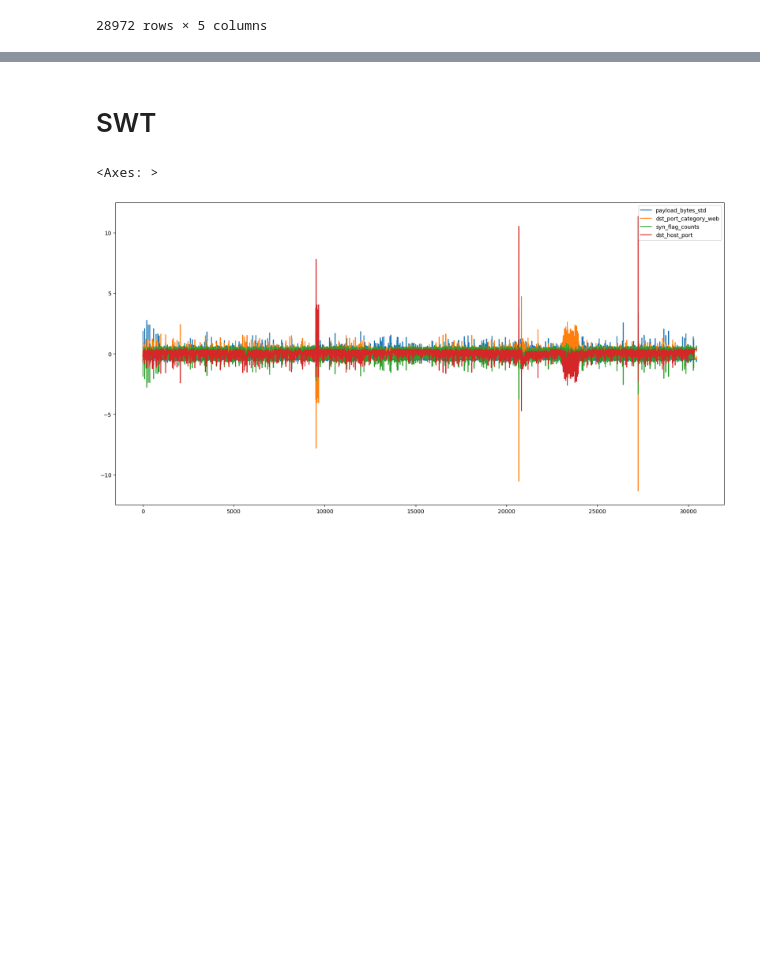
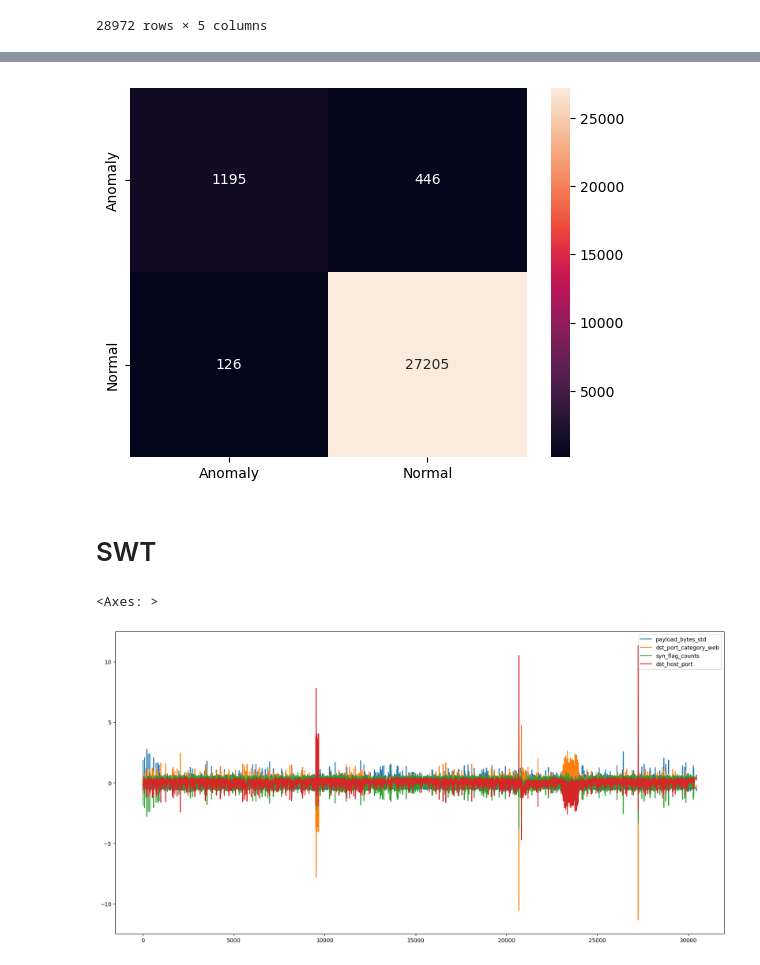
Before and after one commit to stanislav-pavliuk/wavelets-intrusion-detection, a Jupyter notebook: Intrusion-detection.ipynb, the cells around one changed output, grey strips where cells are left out. Drawn from its saved outputs; the diff is of its cells as text; code cells hidden in the pictures; blank space fills up the shorter version.

Commit message:
Add isolation forest before SWT

```diff
--- a/Intrusion-detection.ipynb
+++ b/Intrusion-detection.ipynb
@@ -194,0 +202,34 @@ X_friday = pd.DataFrame(scaler.transform(X_friday), columns=X_friday.columns)
+# %%
+from sklearn.ensemble import IsolationForest
+from sklearn.metrics import f1_score
+import optuna
+
+y_true = y_friday.reset_index(drop=True)
+
+def objective(trial):
+    c = trial.suggest_float("contamination", 0.001, 0.2)  # Contamination
+
+    clf = IsolationForest(contamination=c, bootstrap=True, random_state=3123)
+    clf.fit(X_monday)
+
+    y_pred = clf.predict(X_friday)
+
+    return f1_score(y_true, y_pred, average="binary", pos_label=-1)
+
+
+study = optuna.create_study(direction="maximize")
+study.optimize(objective, n_trials=100, n_jobs=8, show_progress_bar=True)
+
+print("Best Parameters:", study.best_params)
+
+print("best score:", study.best_value)
+
+clf = IsolationForest(contamination=study.best_params['contamination'], bootstrap=True, random_state=3123)
+
+clf.fit(X_monday)
+
+y_pred = clf.predict(X_friday)
+
+sns.heatmap(confusion_matrix(y_true, y_pred), annot=True, fmt='d', xticklabels=['Anomaly', 'Normal'], yticklabels=['Anomaly', 'Normal'])
+print(classification_report(y_true, y_pred, target_names=['Anomaly', 'Normal']))
+# %% [output]
@@ -195,3 +254,4 @@ X_friday = pd.DataFrame(scaler.transform(X_friday), columns=X_friday.columns)
+[figure, added]
 # %% [markdown]
 # SWT
 # %%
```
Also changed, not shown: parts of 4 cells of this notebook.
